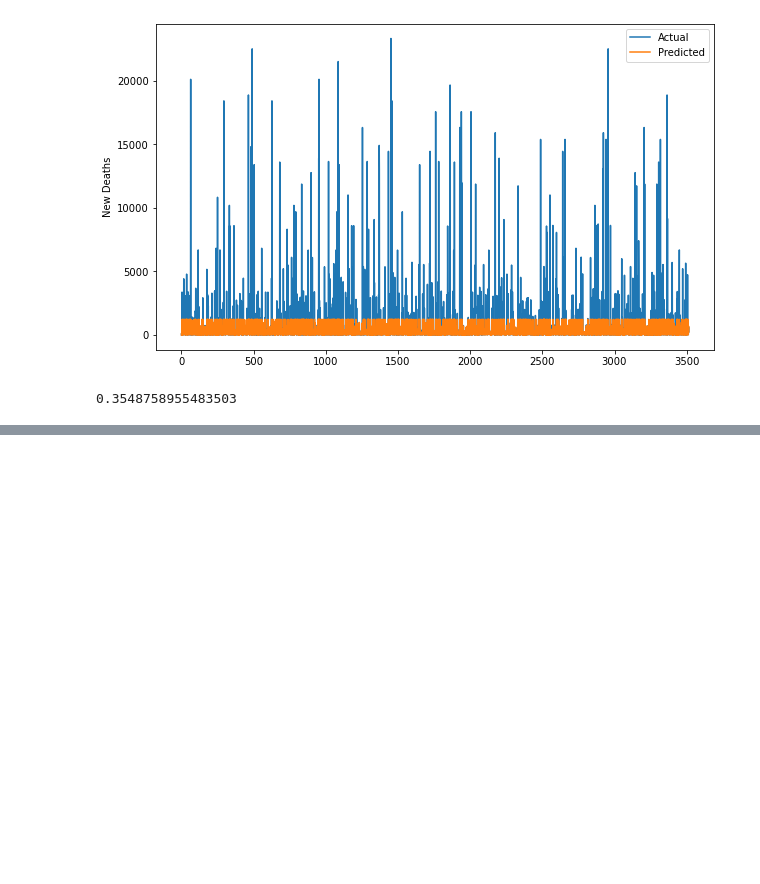
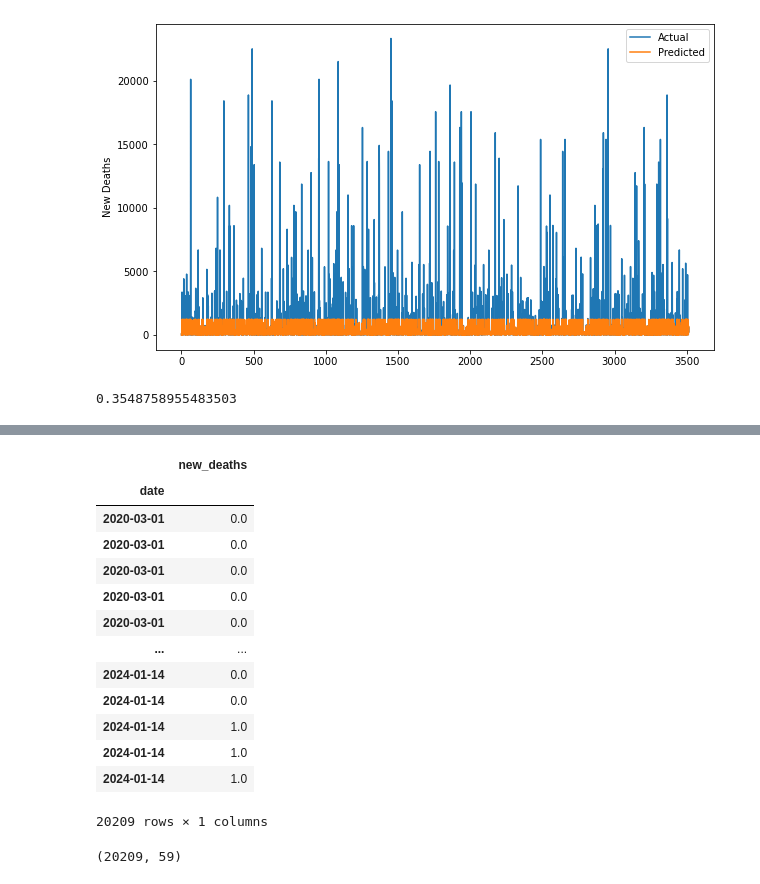
Before and after one commit to y-ginther/DS-Capstone, a Jupyter notebook: LSTMv2_c.ipynb, the cells around one changed output, grey strips where cells are left out. Cells and saved outputs as stored; diff of their text form; code cells hidden in the pictures; blank space fills up the shorter version.

```diff
--- a/LSTMv2_c.ipynb
+++ b/LSTMv2_c.ipynb
@@ -186,0 +214,17 @@ mase
+# %%
+df[['new_deaths']]
+# %% [output]
+|  | new_deaths |
+| date |  |
+| 2020-03-01 | 0.0 |
+| 2020-03-01 | 0.0 |
+| 2020-03-01 | 0.0 |
+| 2020-03-01 | 0.0 |
+| 2020-03-01 | 0.0 |
+| ... | ... |
+| 2024-01-14 | 0.0 |
+| 2024-01-14 | 0.0 |
+| 2024-01-14 | 1.0 |
+| 2024-01-14 | 1.0 |
+| 2024-01-14 | 1.0 |
+20209 rows × 1 columns
@@ -186,0 +249,6 @@ mase
+# %%
+df=process(df)
+df=normalize(df)
+df.shape
+# %% [output]
+(20209, 59)
```
Also changed, not shown: parts of 11 cells of this notebook.
